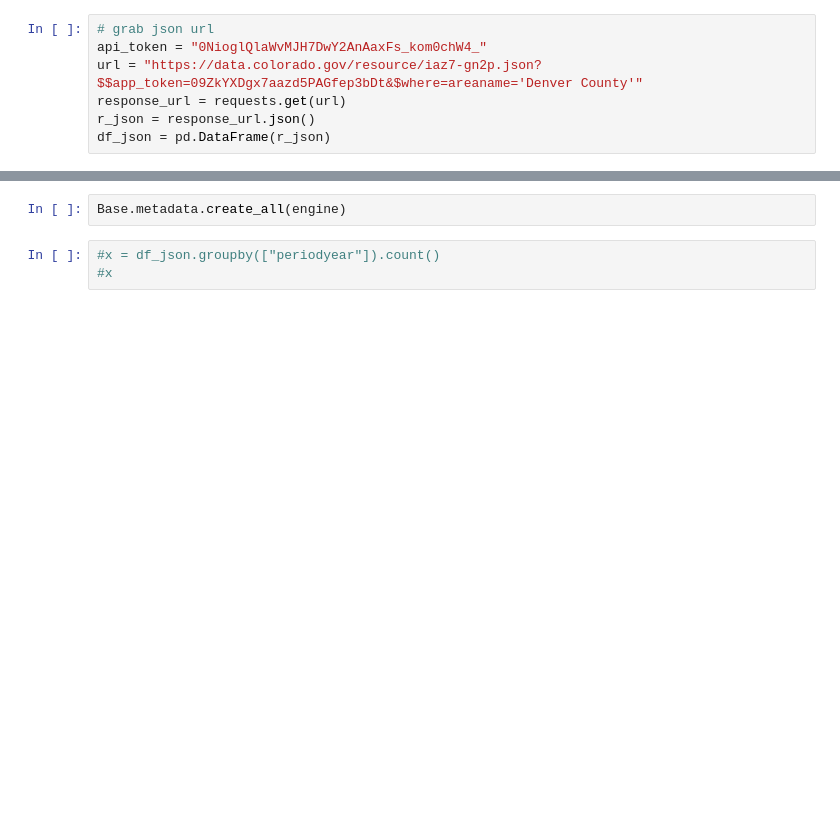
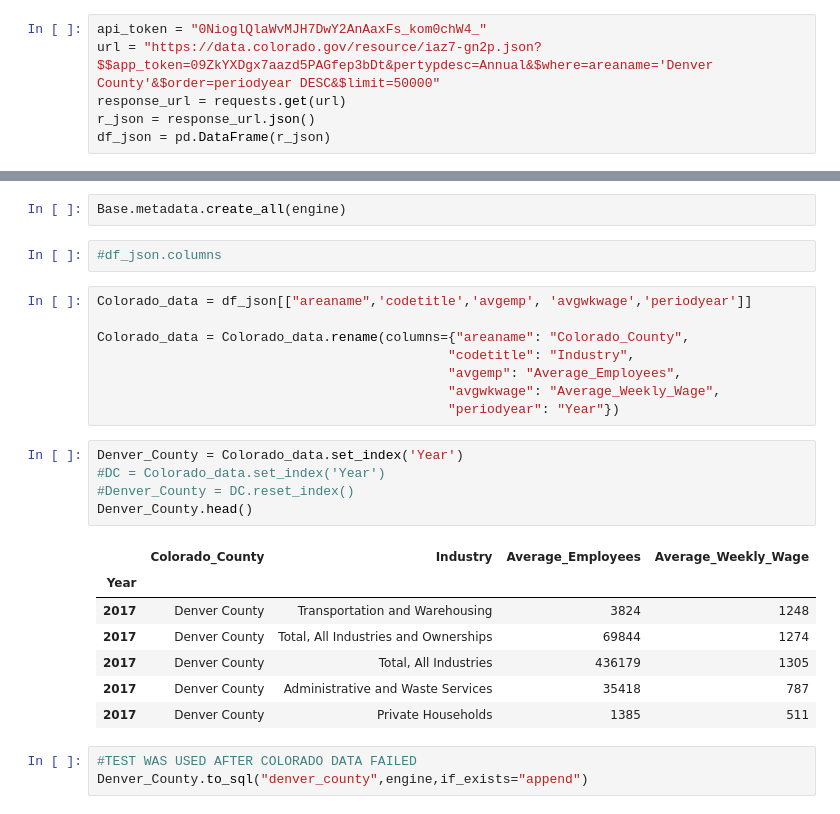
Before and after one commit to rnco/ETL, a Jupyter notebook: ETL_fullproject.ipynb, the cells around one changed output, grey strips where cells are left out. Drawn from its saved outputs; the diff is of its cells as text; blank space fills up the shorter version.

```diff
--- a/ETL_fullproject.ipynb
+++ b/ETL_fullproject.ipynb
@@ -32,7 +62,6 @@ class Colorado_data(Base):
 # %%
-# grab json url
 api_token = "0NioglQlaWvMJH7DwY2AnAaxFs_kom0chW4_"
-url = "https://data.colorado.gov/resource/iaz7-gn2p.json?$$app_token=09ZkYXDgx7aazd5PAGfep3bDt&$where=areaname='Denver County'"
+url = "https://data.colorado.gov/resource/iaz7-gn2p.json?$$app_token=09ZkYXDgx7aazd5PAGfep3bDt&pertypdesc=Annual&$where=areaname='Denver County'&$order=periodyear DESC&$limit=50000"
 response_url = requests.get(url)
 r_json = response_url.json()
 df_json = pd.DataFrame(r_json)
@@ -44,6 +71,29 @@ engine = create_engine("mysql+pymysql://root:007326@localhost:3306/Colorado_data
 conn = engine.connect()
 # %%
 Base.metadata.create_all(engine)
-# %%
-#x = df_json.groupby(["periodyear"]).count()
-#x
+# %%
+#df_json.columns
+# %%
+Colorado_data = df_json[["areaname",'codetitle','avgemp', 'avgwkwage','periodyear']]
+
+Colorado_data = Colorado_data.rename(columns={"areaname": "Colorado_County",
+                                             "codetitle": "Industry",
+                                             "avgemp": "Average_Employees",
+                                             "avgwkwage": "Average_Weekly_Wage",
+                                             "periodyear": "Year"})
+# %%
+Denver_County = Colorado_data.set_index('Year')
+#DC = Colorado_data.set_index('Year')
+#Denver_County = DC.reset_index()
+Denver_County.head()
+# %% [output]
+|  | Colorado_County | Industry | Average_Employees | Average_Weekly_Wage |
+| Year |  |  |  |  |
+| 2017 | Denver County | Transportation and Warehousing | 3824 | 1248 |
+| 2017 | Denver County | Total, All Industries and Ownerships | 69844 | 1274 |
+| 2017 | Denver County | Total, All Industries | 436179 | 1305 |
+| 2017 | Denver County | Administrative and Waste Services | 35418 | 787 |
+| 2017 | Denver County | Private Households | 1385 | 511 |
+# %%
+#TEST WAS USED AFTER COLORADO DATA FAILED
+Denver_County.to_sql("denver_county",engine,if_exists="append")
```
Also changed, not shown: parts of 25 cells of this notebook.
